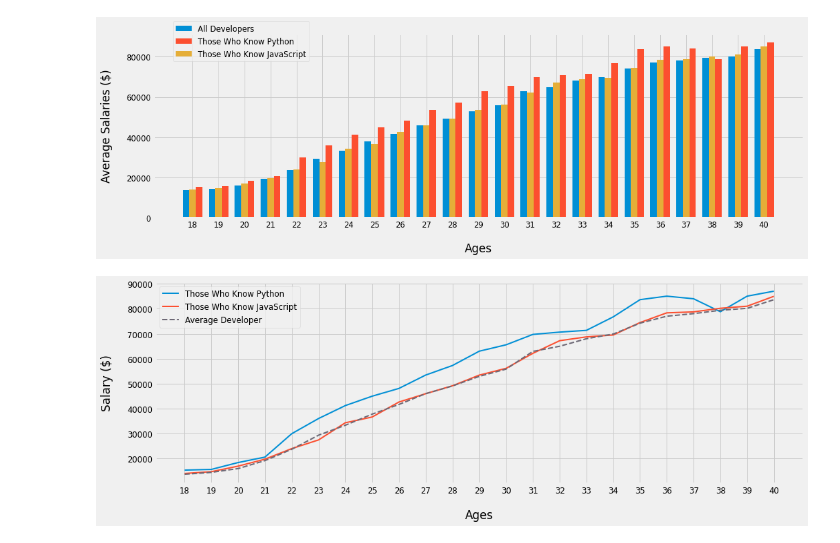
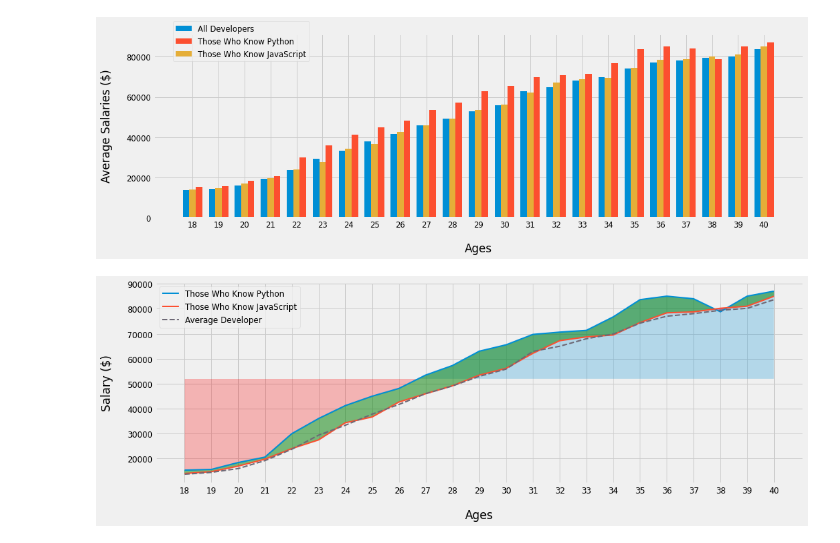
Before and after one commit to muhsinata/data-science-exercises, a Jupyter notebook: pandas-exercises/exercise-1.ipynb, the cells around one changed output. Saved outputs shown, nothing was run; the diff lists cells and outputs as text; code cells hidden in the pictures.

Commit message:
feat: modify plotting graph by fill_between

```diff
--- a/pandas-exercises/exercise-1.ipynb
+++ b/pandas-exercises/exercise-1.ipynb
@@ -54,6 +54,7 @@ pylab.rcParams.update(params)
 
 x_indexes = np.arange(len(ages_list))
 width = 0.25
+overall_median = 51960
 
 plt.bar(x_indexes - width, all_dev_sal_list, width=width, label="All Developers")
 plt.bar(x_indexes + width, python_salaries_list, width=width, label="Those Who Know Python")
@@ -68,16 +69,3 @@ plt.legend(loc=(0.03, 0.85))
 plt.show()
 # %% [output]
 [figure]
-# %%
-plt.plot(ages_list, python_salaries_list, label="Those Who Know Python", linewidth=2)
-plt.plot(ages_list, js_salaries_list, label="Those Who Know JavaScript", linewidth=2)
-plt.plot(ages_list, all_dev_sal_list, label="Average Developer", color="#6d6875", linestyle="--", linewidth=2)
-
-plt.xticks(ticks=ages_list, labels=ages_list)
-plt.xlabel("Ages", labelpad=20)
-plt.ylabel("Salary ($)", labelpad=20)
-plt.legend()
-
-plt.show()
-# %% [output]
-[figure, removed]
@@ -96,3 +80,37 @@ df = pd.DataFrame(data=data_as_dict)
 df.set_index("Age", inplace=True)
 
 df.to_csv("data", sep="\t")
+# %%
+second_data = pd.read_csv("data.csv", delimiter="\t")
+python_salaries = second_data["Python_Dev"]
+js_salaries = second_data["Js_Dev"]
+# %%
+# Red part of tha graph shows where python developers' salaries are less than
+# overall median salary of all developers.
+# Blue part shows opposite of the above statement.
+# Green part shows where python devevlopers have more salary than js developers.
+
+plt.plot(ages_list, python_salaries_list, label="Those Who Know Python", linewidth=2)
+plt.plot(ages_list, js_salaries_list, label="Those Who Know JavaScript", linewidth=2)
+plt.plot(ages_list, all_dev_sal_list, label="Average Developer", color="#6d6875", linestyle="--", linewidth=2)
+
+plt.xticks(ticks=ages_list, labels=ages_list)
+plt.xlabel("Ages", labelpad=20)
+plt.ylabel("Salary ($)", labelpad=20)
+plt.legend()
+
+plt.fill_between(ages_list, python_salaries, overall_median, alpha=0.25,
+                where=(python_salaries >= overall_median), interpolate=True)
+
+plt.fill_between(ages_list, python_salaries, overall_median, alpha=0.25,
+                where=(python_salaries <= overall_median), color="red", interpolate=True)
+
+plt.fill_between(ages_list, python_salaries, js_salaries, alpha=0.5,
+                where=(python_salaries >= js_salaries), color="green", interpolate=True)
+
+plt.fill_between(ages_list, python_salaries, js_salaries, alpha=0.5,
+                where=(python_salaries <= js_salaries), color="purple", interpolate=True)
+
+plt.show()
+# %% [output]
+[figure, added]
```
Also changed, not shown: parts of 1 cell of this notebook.
